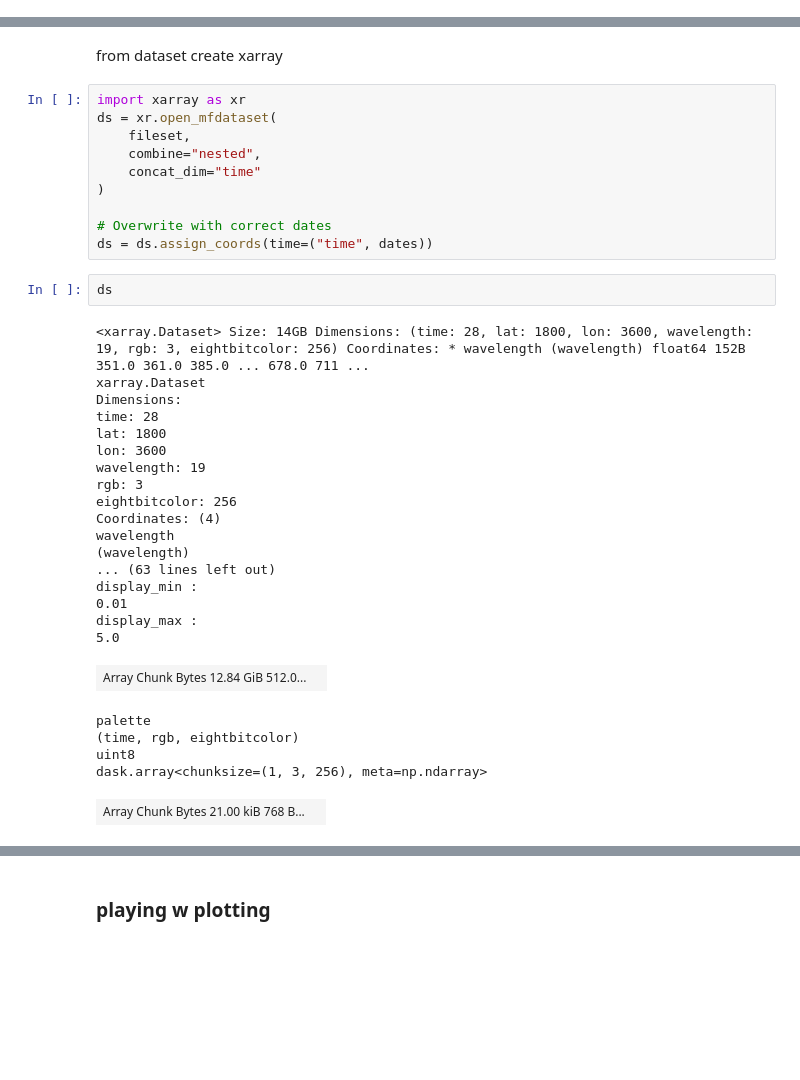
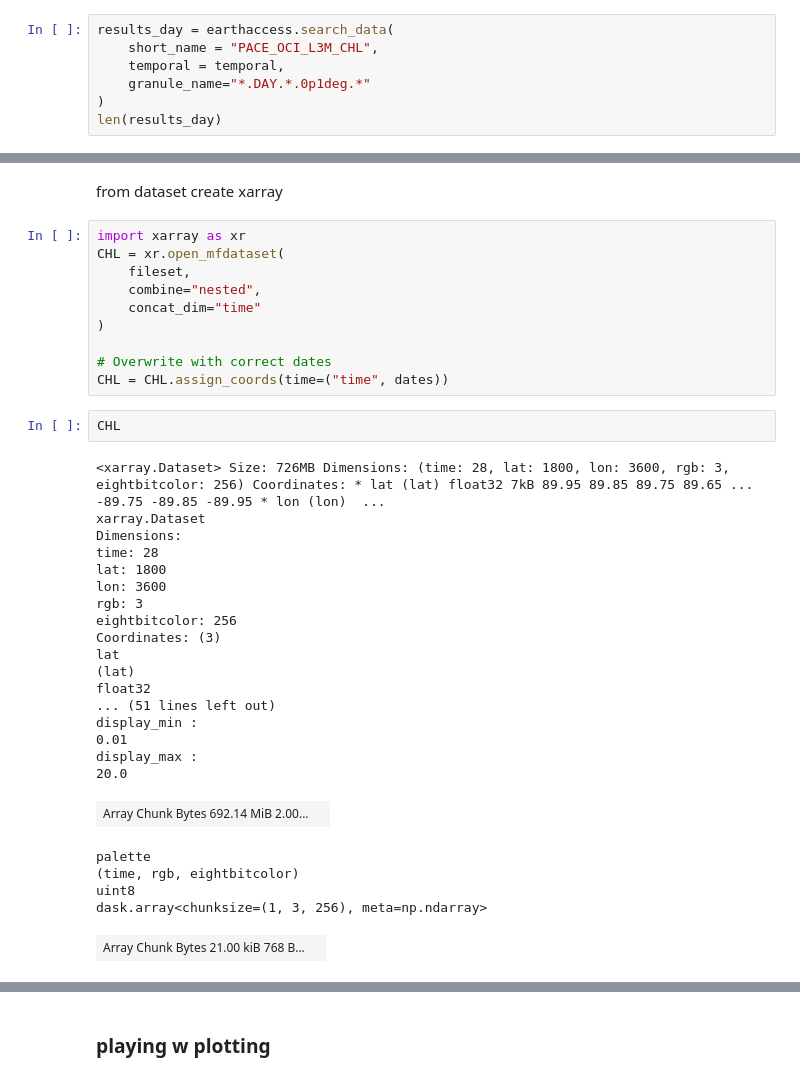
Before and after one commit to oceanhackweek/ohw25_proj_fishpace, a Jupyter notebook: contributor_folders/isidora/load_pace.ipynb, the cells around one changed output, grey strips where cells are left out. Saved outputs shown, nothing was run; the diff lists cells and outputs as text; blank space fills up the shorter version.

```diff
--- a/contributor_folders/isidora/load_pace.ipynb
+++ b/contributor_folders/isidora/load_pace.ipynb
@@ -29,0 +33,7 @@ len(results_day)
+# %%
+results_day = earthaccess.search_data(
+    short_name = "PACE_OCI_L3M_CHL",
+    temporal = temporal,
+    granule_name="*.DAY.*.0p1deg.*"
+)
+len(results_day)
@@ -59,35 +71,35 @@ dates[0:3]
 from dataset create xarray
 # %%
 import xarray as xr
-ds = xr.open_mfdataset(
+CHL = xr.open_mfdataset(
     fileset,
     combine="nested",
     concat_dim="time"
 )
 
 # Overwrite with correct dates
-ds = ds.assign_coords(time=("time", dates))
+CHL = CHL.assign_coords(time=("time", dates))
 # %%
-ds
+CHL
 # %% [output]
-<xarray.Dataset> Size: 14GB Dimensions: (time: 28, lat: 1800, lon: 3600, wavelength: 19, rgb: 3, eightbitcolor: 256) Coordinates: * wavelength (wavelength) float64 152B 351.0 361.0 385.0 ... 678.0 711 ...
+<xarray.Dataset> Size: 726MB Dimensions: (time: 28, lat: 1800, lon: 3600, rgb: 3, eightbitcolor: 256) Coordinates: * lat (lat) float32 7kB 89.95 89.85 89.75 89.65 ... -89.75 -89.85 -89.95 * lon (lon)  ...
 xarray.Dataset
 Dimensions:
 time: 28
 lat: 1800
 lon: 3600
-wavelength: 19
 rgb: 3
 eightbitcolor: 256
-Coordinates: (4)
-wavelength
-(wavelength)
-... (63 lines left out)
+Coordinates: (3)
+lat
+(lat)
+float32
+... (51 lines left out)
 display_min :
 0.01
 display_max :
-5.0
+20.0
-| Array Chunk Bytes 12.84 GiB 512.0... |  |
+| Array Chunk Bytes 692.14 MiB 2.00... |  |
 palette
 (time, rgb, eightbitcolor)
 uint8
```
Also changed, not shown: parts of 11 cells of this notebook.
